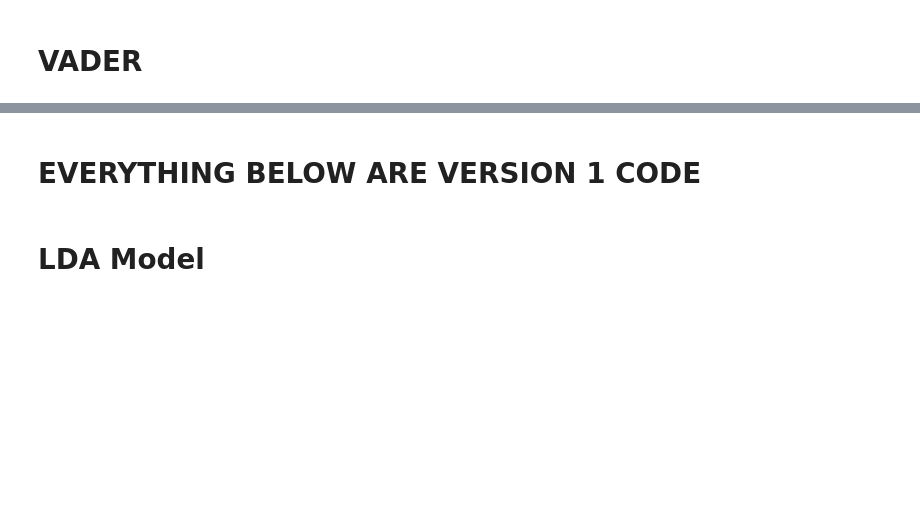
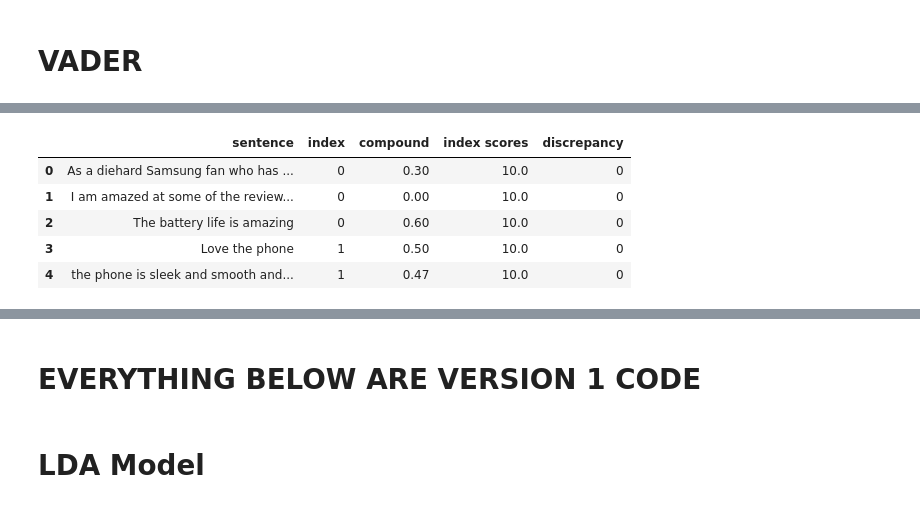
Before and after one commit to ngohngoh/phone-reviews-analysis, a Jupyter notebook: Cell phone Reviews - YL.ipynb, the cells around one changed output, grey strips where cells are left out. Cells and saved outputs as stored; diff of their text form; code cells hidden in the pictures; blank space fills up the shorter version.

```diff
--- a/Cell phone Reviews - YL.ipynb
+++ b/Cell phone Reviews - YL.ipynb
@@ -953,0 +923,10 @@ NameError: name 'sentencesScores' is not defined
+# %%
+textblob_sentencesScores['discrepancy'] = discrepancy(textblob_sentencesScores)
+textblob_sentencesScores.head()
+# %% [output]
+|  | sentence | index | compound | index scores | discrepancy |
+| 0 | As a diehard Samsung fan who has ... | 0 | 0.30 | 10.0 | 0 |
+| 1 | I am amazed at some of the review... | 0 | 0.00 | 10.0 | 0 |
+| 2 | The battery life is amazing | 0 | 0.60 | 10.0 | 0 |
+| 3 | Love the phone | 1 | 0.50 | 10.0 | 0 |
+| 4 | the phone is sleek and smooth and... | 1 | 0.47 | 10.0 | 0 |
```
Also changed, not shown: parts of 41 cells of this notebook.
